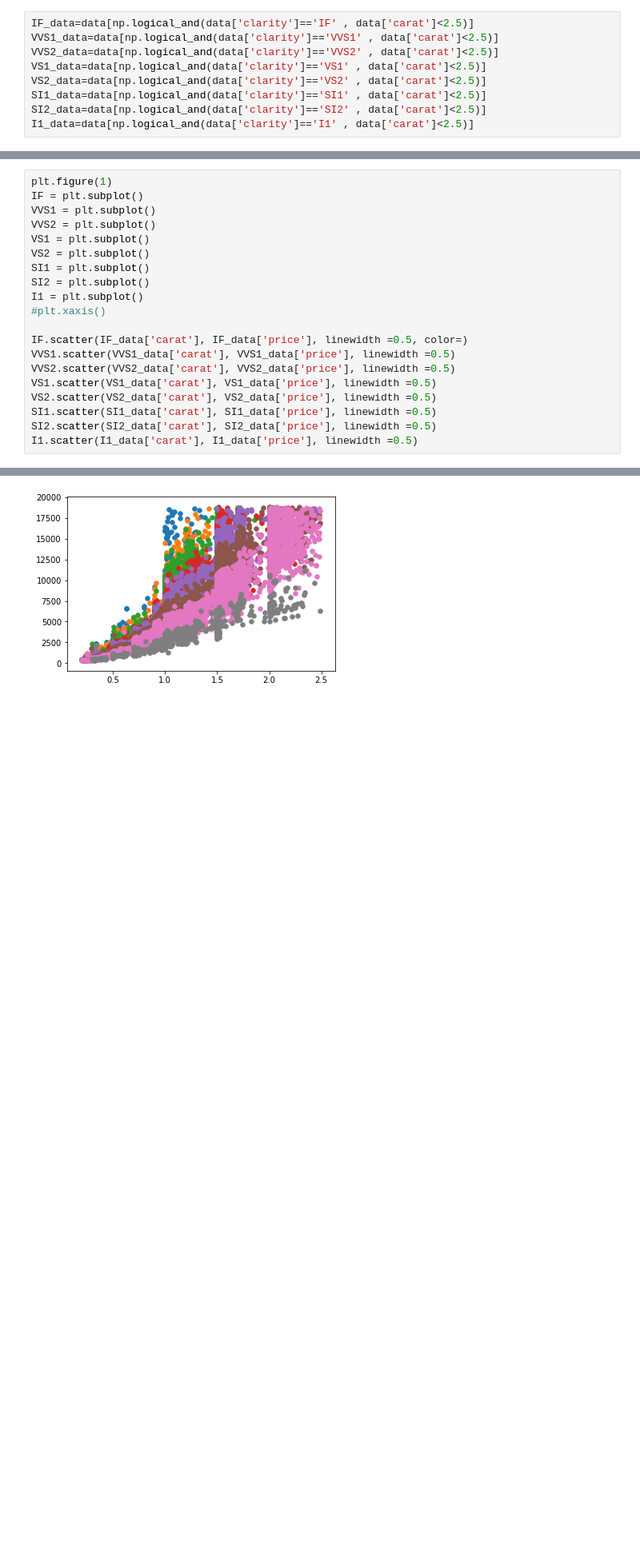
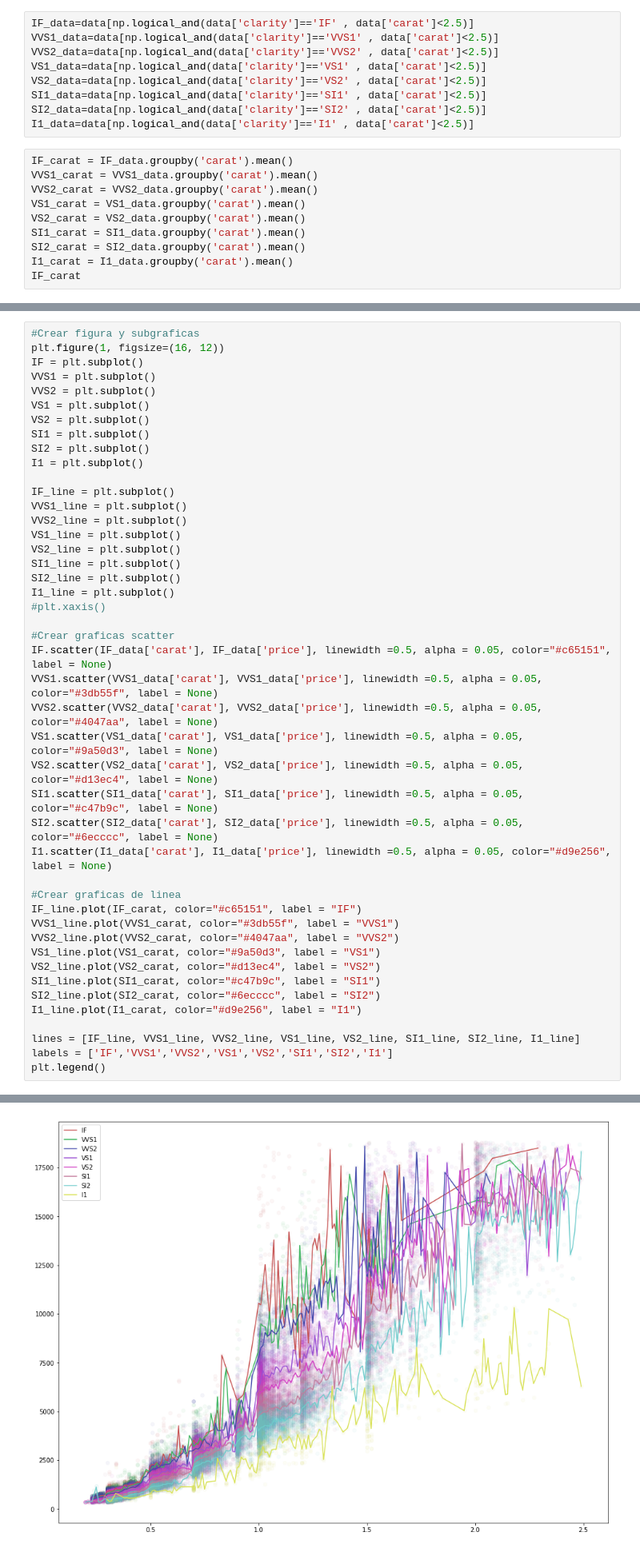
Before and after one commit to JorgeOsorio97/DiamondsPriceAnalisis, a Jupyter notebook: diamonds.ipynb, the cells around one changed output, grey strips where cells are left out. Shown at 80% size. Drawn from its saved outputs; the diff is of its cells as text; blank space fills up the shorter version.

Commit message:
impresion de grafica con scatter y con line

```diff
--- a/diamonds.ipynb
+++ b/diamonds.ipynb
@@ -21,3 +24,13 @@ VS2_data=data[np.logical_and(data['clarity']=='VS2' , data['carat']<2.5)]
 SI1_data=data[np.logical_and(data['clarity']=='SI1' , data['carat']<2.5)]
 SI2_data=data[np.logical_and(data['clarity']=='SI2' , data['carat']<2.5)]
 I1_data=data[np.logical_and(data['clarity']=='I1' , data['carat']<2.5)]
+# %%
+IF_carat = IF_data.groupby('carat').mean()
+VVS1_carat = VVS1_data.groupby('carat').mean()
+VVS2_carat = VVS2_data.groupby('carat').mean()
+VS1_carat = VS1_data.groupby('carat').mean()
+VS2_carat = VS2_data.groupby('carat').mean()
+SI1_carat = SI1_data.groupby('carat').mean()
+SI2_carat = SI2_data.groupby('carat').mean()
+I1_carat = I1_data.groupby('carat').mean()
+IF_carat
@@ -24,5 +57,6 @@ I1_data=data[np.logical_and(data['clarity']=='I1' , data['carat']<2.5)]
 # %%
-plt.figure(1)
+#Crear figura y subgraficas
+plt.figure(1, figsize=(16, 12))
 IF = plt.subplot()
 VVS1 = plt.subplot()
 VVS2 = plt.subplot()
@@ -31,14 +65,38 @@ VS2 = plt.subplot()
 SI1 = plt.subplot()
 SI2 = plt.subplot()
 I1 = plt.subplot()
+
+IF_line = plt.subplot()
+VVS1_line = plt.subplot()
+VVS2_line = plt.subplot()
+VS1_line = plt.subplot()
+VS2_line = plt.subplot()
+SI1_line = plt.subplot()
+SI2_line = plt.subplot()
+I1_line = plt.subplot()
 #plt.xaxis()
 
-IF.scatter(IF_data['carat'], IF_data['price'], linewidth =0.5, color=)
-VVS1.scatter(VVS1_data['carat'], VVS1_data['price'], linewidth =0.5)
-VVS2.scatter(VVS2_data['carat'], VVS2_data['price'], linewidth =0.5)
-VS1.scatter(VS1_data['carat'], VS1_data['price'], linewidth =0.5)
-VS2.scatter(VS2_data['carat'], VS2_data['price'], linewidth =0.5)
-SI1.scatter(SI1_data['carat'], SI1_data['price'], linewidth =0.5)
-SI2.scatter(SI2_data['carat'], SI2_data['price'], linewidth =0.5)
-I1.scatter(I1_data['carat'], I1_data['price'], linewidth =0.5)
+#Crear graficas scatter
+IF.scatter(IF_data['carat'], IF_data['price'], linewidth =0.5, alpha = 0.05, color="#c65151", label = None)
+VVS1.scatter(VVS1_data['carat'], VVS1_data['price'], linewidth =0.5, alpha = 0.05, color="#3db55f", label = None)
+VVS2.scatter(VVS2_data['carat'], VVS2_data['price'], linewidth =0.5, alpha = 0.05, color="#4047aa", label = None)
+VS1.scatter(VS1_data['carat'], VS1_data['price'], linewidth =0.5, alpha = 0.05, color="#9a50d3", label = None)
+VS2.scatter(VS2_data['carat'], VS2_data['price'], linewidth =0.5, alpha = 0.05, color="#d13ec4", label = None)
+SI1.scatter(SI1_data['carat'], SI1_data['price'], linewidth =0.5, alpha = 0.05, color="#c47b9c", label = None)
+SI2.scatter(SI2_data['carat'], SI2_data['price'], linewidth =0.5, alpha = 0.05, color="#6ecccc", label = None)
+I1.scatter(I1_data['carat'], I1_data['price'], linewidth =0.5, alpha = 0.05, color="#d9e256", label = None)
+
+#Crear graficas de linea
+IF_line.plot(IF_carat, color="#c65151", label = "IF")
+VVS1_line.plot(VVS1_carat, color="#3db55f", label = "VVS1")
+VVS2_line.plot(VVS2_carat, color="#4047aa", label = "VVS2")
+VS1_line.plot(VS1_carat, color="#9a50d3", label = "VS1")
+VS2_line.plot(VS2_carat, color="#d13ec4", label = "VS2")
+SI1_line.plot(SI1_carat, color="#c47b9c", label = "SI1")
+SI2_line.plot(SI2_carat, color="#6ecccc", label = "SI2")
+I1_line.plot(I1_carat, color="#d9e256", label = "I1")
+
+lines = [IF_line, VVS1_line, VVS2_line, VS1_line, VS2_line, SI1_line, SI2_line, I1_line]
+labels = ['IF','VVS1','VVS2','VS1','VS2','SI1','SI2','I1']
+plt.legend()
 # %% [output]
@@ -46 +104 @@ I1.scatter(I1_data['carat'], I1_data['price'], linewidth =0.5)
-[figure, old version]
+[figure, new version]
```
Also changed, not shown: parts of 3 cells of this notebook.
